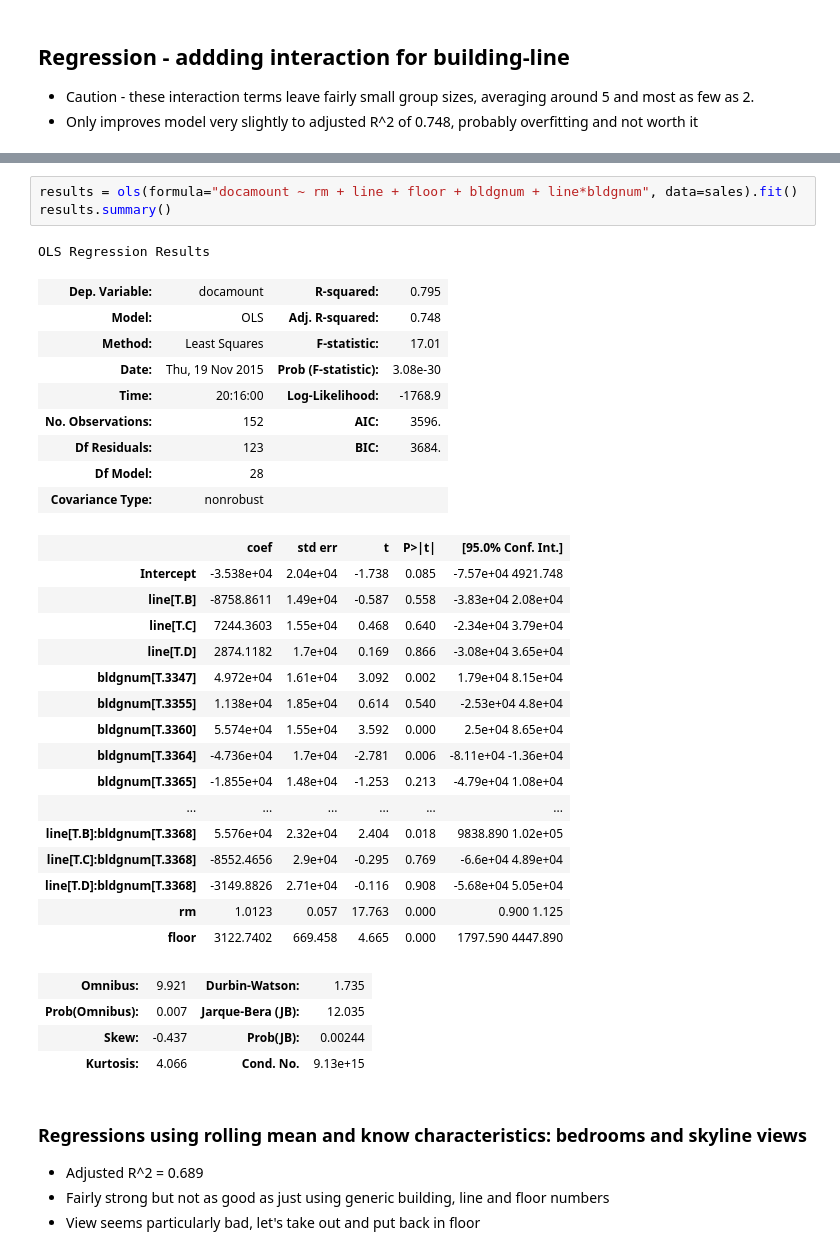
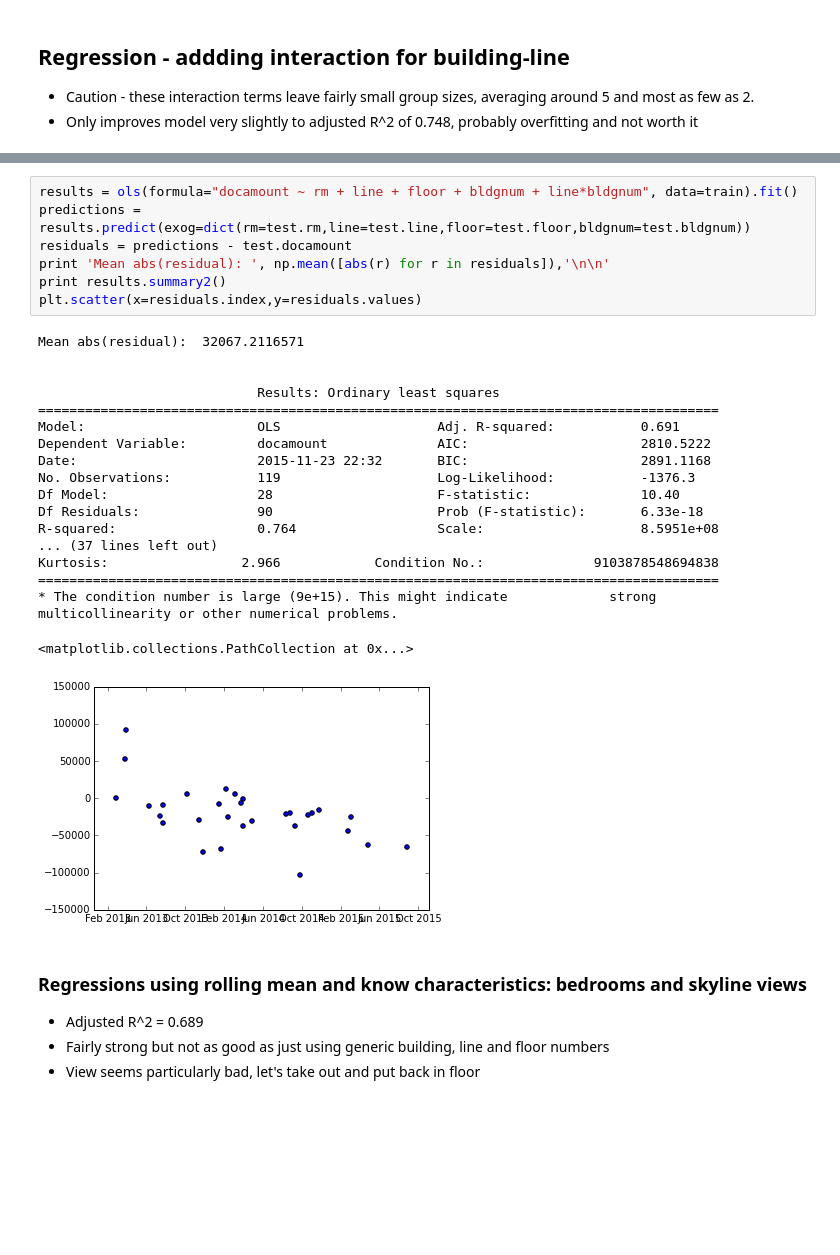
Before and after one commit to Jwerberg/slideruleprojects, a Jupyter notebook: Capstone Milestone Report.ipynb, the cells around one changed output, grey strips where cells are left out. Drawn from its saved outputs; the diff is of its cells as text; blank space fills up the shorter version.

```diff
--- a/Capstone Milestone Report.ipynb
+++ b/Capstone Milestone Report.ipynb
@@ -326,37 +330,30 @@ dtype: int64
-# %%
-results = ols(formula="docamount ~ rm + line + floor + bldgnum + line*bldgnum", data=sales).fit()
-results.summary()
-# %% [output]
-OLS Regression Results
-| Dep. Variable: | docamount | R-squared: | 0.795 |
-| Model: | OLS | Adj. R-squared: | 0.748 |
-| Method: | Least Squares | F-statistic: | 17.01 |
-| Date: | Thu, 19 Nov 2015 | Prob (F-statistic): | 3.08e-30 |
-| Time: | 20:16:00 | Log-Likelihood: | -1768.9 |
-| No. Observations: | 152 | AIC: | 3596. |
-| Df Residuals: | 123 | BIC: | 3684. |
-| Df Model: | 28 |  |  |
-| Covariance Type: | nonrobust |  |  |
-|  | coef | std err | t | P>|t| | [95.0% Conf. Int.] |
-| Intercept | -3.538e+04 | 2.04e+04 | -1.738 | 0.085 | -7.57e+04 4921.748 |
-| line[T.B] | -8758.8611 | 1.49e+04 | -0.587 | 0.558 | -3.83e+04 2.08e+04 |
-| line[T.C] | 7244.3603 | 1.55e+04 | 0.468 | 0.640 | -2.34e+04 3.79e+04 |
-| line[T.D] | 2874.1182 | 1.7e+04 | 0.169 | 0.866 | -3.08e+04 3.65e+04 |
-| bldgnum[T.3347] | 4.972e+04 | 1.61e+04 | 3.092 | 0.002 | 1.79e+04 8.15e+04 |
-| bldgnum[T.3355] | 1.138e+04 | 1.85e+04 | 0.614 | 0.540 | -2.53e+04 4.8e+04 |
-| bldgnum[T.3360] | 5.574e+04 | 1.55e+04 | 3.592 | 0.000 | 2.5e+04 8.65e+04 |
-| bldgnum[T.3364] | -4.736e+04 | 1.7e+04 | -2.781 | 0.006 | -8.11e+04 -1.36e+04 |
-| bldgnum[T.3365] | -1.855e+04 | 1.48e+04 | -1.253 | 0.213 | -4.79e+04 1.08e+04 |
-| ... | ... | ... | ... | ... | ... |
-| line[T.B]:bldgnum[T.3368] | 5.576e+04 | 2.32e+04 | 2.404 | 0.018 | 9838.890 1.02e+05 |
-| line[T.C]:bldgnum[T.3368] | -8552.4656 | 2.9e+04 | -0.295 | 0.769 | -6.6e+04 4.89e+04 |
-| line[T.D]:bldgnum[T.3368] | -3149.8826 | 2.71e+04 | -0.116 | 0.908 | -5.68e+04 5.05e+04 |
-| rm | 1.0123 | 0.057 | 17.763 | 0.000 | 0.900 1.125 |
-| floor | 3122.7402 | 669.458 | 4.665 | 0.000 | 1797.590 4447.890 |
-| Omnibus: | 9.921 | Durbin-Watson: | 1.735 |
-| Prob(Omnibus): | 0.007 | Jarque-Bera (JB): | 12.035 |
-| Skew: | -0.437 | Prob(JB): | 0.00244 |
-| Kurtosis: | 4.066 | Cond. No. | 9.13e+15 |
+# %%
+results = ols(formula="docamount ~ rm + line + floor + bldgnum + line*bldgnum", data=train).fit()
+predictions = results.predict(exog=dict(rm=test.rm,line=test.line,floor=test.floor,bldgnum=test.bldgnum))
+residuals = predictions - test.docamount
+print 'Mean abs(residual): ', np.mean([abs(r) for r in residuals]),'\n\n'
+print results.summary2()
+plt.scatter(x=residuals.index,y=residuals.values)
+# %% [output]
+Mean abs(residual):  32067.2116571
+
+
+                            Results: Ordinary least squares
+=======================================================================================
+Model:                      OLS                    Adj. R-squared:           0.691
+Dependent Variable:         docamount              AIC:                      2810.5222
+Date:                       2015-11-23 22:32       BIC:                      2891.1168
+No. Observations:           119                    Log-Likelihood:           -1376.3
+Df Model:                   28                     F-statistic:              10.40
+Df Residuals:               90                     Prob (F-statistic):       6.33e-18
+R-squared:                  0.764                  Scale:                    8.5951e+08
+... (37 lines left out)
+Kurtosis:                 2.966            Condition No.:              9103878548694838
+=======================================================================================
+* The condition number is large (9e+15). This might indicate             strong
+multicollinearity or other numerical problems.
+<matplotlib.collections.PathCollection at 0x...>
+[figure, added]
 # %% [markdown]
 ### Regressions using rolling mean and know characteristics: bedrooms and skyline views
 
```
Also changed, not shown: parts of 18 cells of this notebook.
